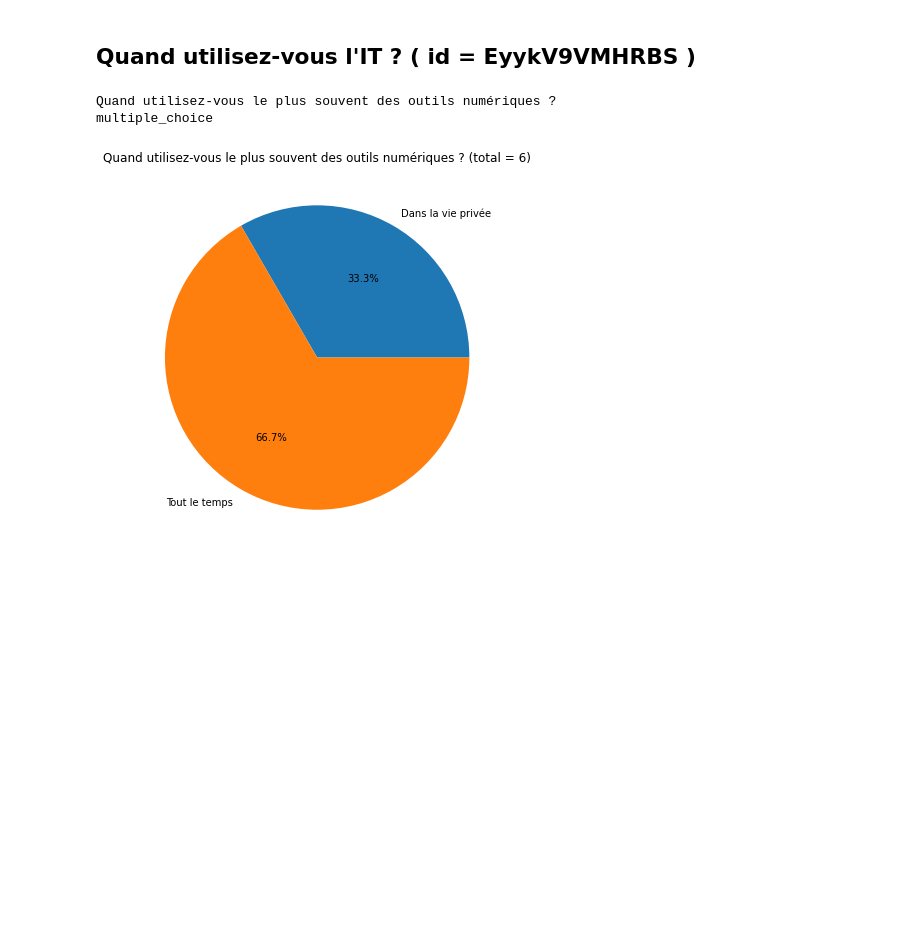
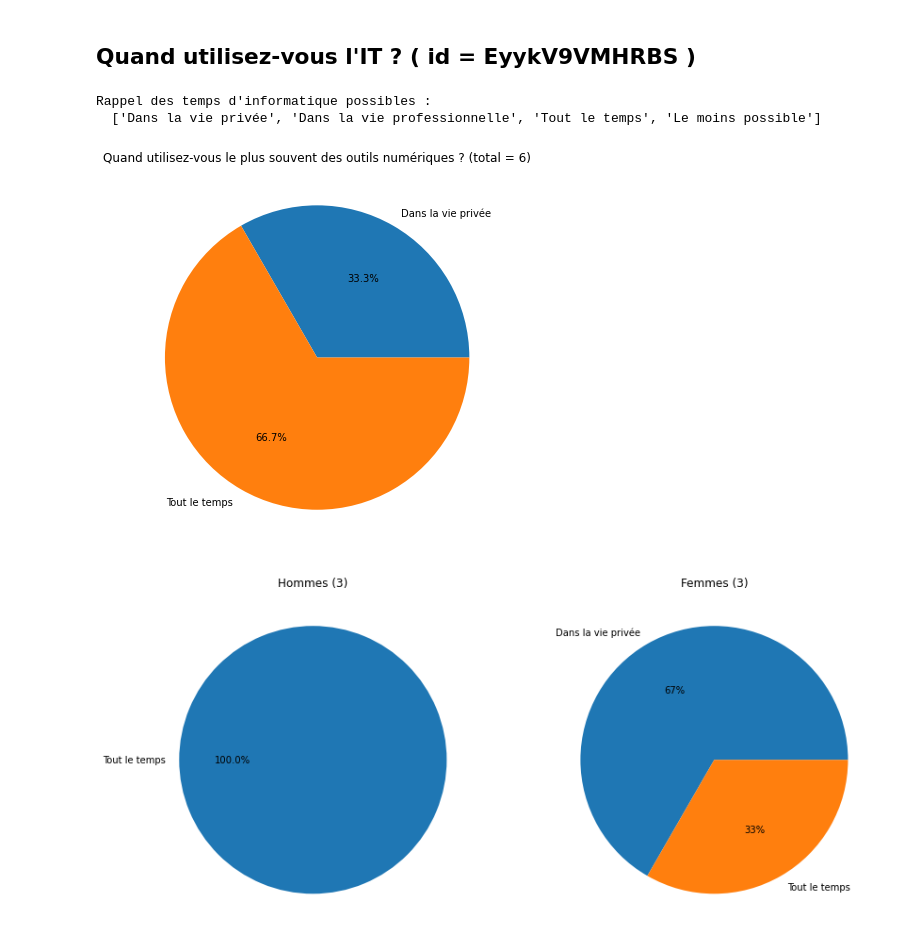
Before and after one commit to MaximoRose/QA_AnalyseResTypeForm, a Jupyter notebook: OpportuniteGP/OpportuniteGP.ipynb, the cells around one changed output. Cells and saved outputs as stored; diff of their text form; code cells hidden in the pictures; blank space fills up the shorter version.

Commit message:
Multiple choices bar plot v0

```diff
--- a/OpportuniteGP/OpportuniteGP.ipynb
+++ b/OpportuniteGP/OpportuniteGP.ipynb
@@ -270,8 +287,5 @@ No result
 # %%
-# Get labels and results
-qScpecialite, spec_lbls, spec_dtfs = tfs.get_results(gidx=0,qid='OnnjlaZauNJ0')
-
-cln_spec_lb, cln_dtf_spec = mbr.clean_lists(labels=spec_lbls, values=spec_dtfs)
+cln_spec_lb, cln_dtf_spec = mbr.clean_lists_for_cheesepie(labels=spec_lbls, values=spec_dtfs)
 
 # dico_de_specialite
 dico_de_specialite = {spec_lbls[i]: spec_dtfs[i] for i in range(len(spec_lbls))}
@@ -295,14 +307,14 @@ picture_choice
 [figure]
 # %%
-labels_m, dtf_res_m = mbr.dropdown_subresults(main_dtf=df_men_res, l_options=cln_spec_lb, q_name=qScpecialite)
-cln_age_m, cln_dtf_m = mbr.clean_lists(labels=labels_m, values=dtf_res_m)
+labels_m, dtf_res_m = mbr.df_singlecolumn_subresults(main_dtf=df_men_res, l_options=cln_spec_lb, q_name=qScpecialite)
+cln_age_m, cln_dtf_m = mbr.clean_lists_for_cheesepie(labels=labels_m, values=dtf_res_m)
 
 nb_valid_resp_m = 0
 for i in range(len(dtf_res_m)) :
     nb_valid_resp_m += dtf_res_m[i].shape[0]
 
-labels_w, dtf_res_w = mbr.dropdown_subresults(main_dtf=df_women_res, l_options=cln_spec_lb, q_name=qScpecialite)
-cln_age_w, cln_dtf_w = mbr.clean_lists(labels=labels_w, values=dtf_res_w)
+labels_w, dtf_res_w = mbr.df_singlecolumn_subresults(main_dtf=df_women_res, l_options=cln_spec_lb, q_name=qScpecialite)
+cln_age_w, cln_dtf_w = mbr.clean_lists_for_cheesepie(labels=labels_w, values=dtf_res_w)
 
 nb_valid_resp_w = 0
 for i in range(len(dtf_res_w)) :
@@ -328,15 +340,21 @@ plt.show()
 gidx = 1
 # %% [markdown]
 ## Quand utilisez-vous l'IT ? ( id =  EyykV9VMHRBS )
+# %%
+# Get labels and results
+qtimetoIT, it_time_lbls, it_time_dtf = tfs.get_results(gidx=1,qid='EyykV9VMHRBS')
+
+# Rappel des options :
+print("Rappel des temps d'informatique possibles :\n ",it_time_lbls)
+# %% [output]
+Rappel des temps d'informatique possibles :
+  ['Dans la vie privée', 'Dans la vie professionnelle', 'Tout le temps', 'Le moins possible']
 # %%
-# Get labels and results
-qtimetoIT, it_time_lbls, it_time_dtf = tfs.get_results(gidx=1,qid='EyykV9VMHRBS')
-
 # dico_des_ages = un dataframe associe par sexe
 dico_des_ITtime = {it_time_lbls[i]: it_time_dtf[i] for i in range(len(it_time_lbls))}
 
 
-cln_itt_labels, cln_itt_dtfs = mbr.clean_lists(labels=it_time_lbls, values=it_time_dtf)
+cln_itt_labels, cln_itt_dtfs = mbr.clean_lists_for_cheesepie(labels=it_time_lbls, values=it_time_dtf)
 
 
 nb_valid_resp = 0
@@ -347,10 +365,35 @@ for i in range(len(it_time_dtf)) :
 fig = plt.figure(figsize =(10, 7))
 plt.pie(cln_itt_dtfs, labels = cln_itt_labels, autopct='%1.1f%%')
 plt.title(qtimetoIT + " (total = "+str(nb_valid_resp)+")")
-# Ajouter legende : nombre repondants
-# Ajouter pourcentage sur les parts
 plt.show()
 # %% [output]
-Quand utilisez-vous le plus souvent des outils numériques ?
-multiple_choice
 [figure]
+# %%
+labels_m, dtf_res_m = mbr.df_singlecolumn_subresults(main_dtf=df_men_res, l_options=cln_itt_labels, q_name=qtimetoIT)
+cln_age_m, cln_dtf_m = mbr.clean_lists_for_cheesepie(labels=labels_m, values=dtf_res_m)
+
+nb_valid_resp_m = 0
+for i in range(len(dtf_res_m)) :
+    nb_valid_resp_m += dtf_res_m[i].shape[0]
+
+labels_w, dtf_res_w = mbr.df_singlecolumn_subresults(main_dtf=df_women_res, l_options=cln_itt_labels, q_name=qtimetoIT)
+cln_age_w, cln_dtf_w = mbr.clean_lists_for_cheesepie(labels=labels_w, values=dtf_res_w)
+
+nb_valid_resp_w = 0
+for i in range(len(dtf_res_w)) :
+    nb_valid_resp_w += dtf_res_w[i].shape[0]
+
+# Make figure and axes
+fig, axs = plt.subplots(1, 2, figsize=(14, 10))
+
+# A standard pie plot
+axs[0].pie(cln_dtf_m, labels=cln_age_m, autopct='%1.1f%%')
+axs[0].title.set_text('Hommes (' + str(nb_valid_resp_m) + ')')
+
+# Shift the second slice using explode
+axs[1].pie(cln_dtf_w, labels=cln_age_w, autopct='%.0f%%')
+axs[1].title.set_text('Femmes (' + str(nb_valid_resp_w) + ')')
+
+plt.show()
+# %% [output]
+[figure, added]
```
Also changed, not shown: parts of 25 cells of this notebook, 2 other files.
